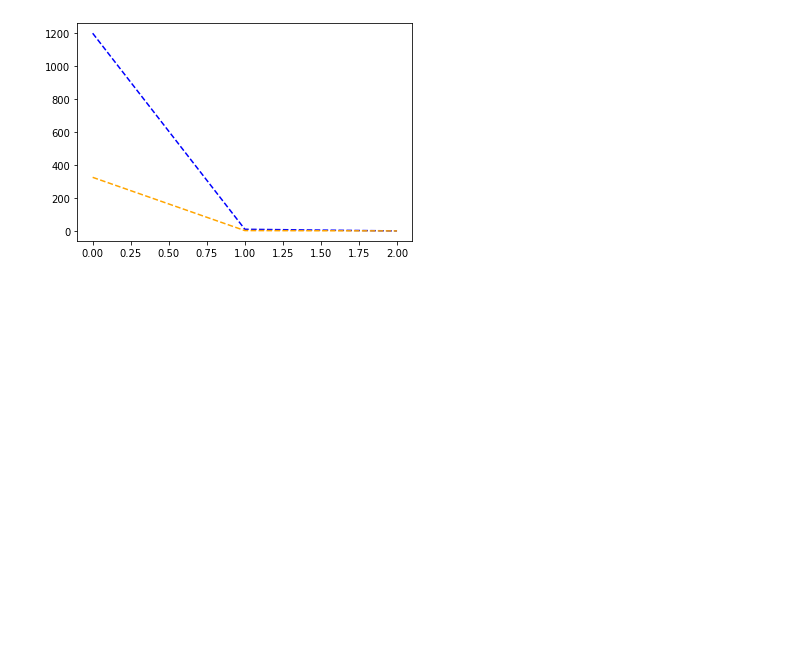
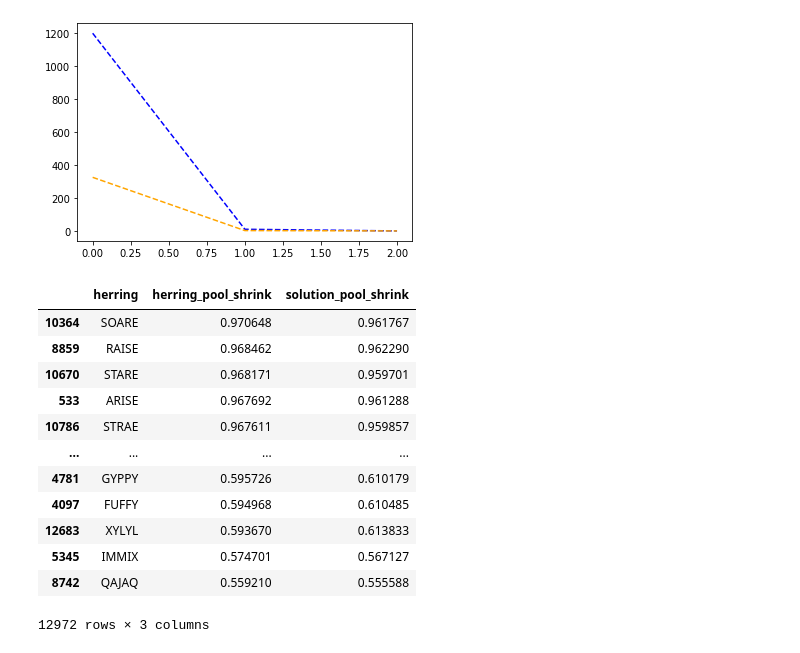
Before and after one commit to sejaldua/wordle-analysis, a Jupyter notebook: analysis.ipynb, the cells around one changed output. Drawn from its saved outputs; the diff is of its cells as text; code cells hidden in the pictures; blank space fills up the shorter version.

```diff
--- a/eda.ipynb
+++ b/analysis.ipynb
@@ -149,15 +149,28 @@ YAY
 # %%
 def compute_avg_pool_size_shrink(herring, herring_pool, solution_pool):
     h_pool_shrink, s_pool_shrink = [], []
     for solution in solution_pool:
         score = process_guess(herring, solution)
         new_solution_pool = filter_list(solution_pool, herring, score)
         new_herring_pool = filter_list(herring_pool, herring, score)
         if herring in new_herring_pool: new_herring_pool.remove(herring)
         h_pool_shrink.append((len(herring_pool) - len(new_herring_pool)) / len(herring_pool))
         s_pool_shrink.append((len(solution_pool) - len(new_solution_pool)) / len(solution_pool))
     return np.mean(h_pool_shrink), np.mean(s_pool_shrink)
 
 herring_df2 = pd.DataFrame(orig_herrings, columns=['herring'])
 herring_df2['herring_pool_shrink'], herring_df2['solution_pool_shrink'] = zip(*herring_df2['herring'].progress_apply(lambda x: compute_avg_pool_size_shrink(x, list(herring_df2['herring']), orig_solutions)))
-herring_df2.sort_values(by='herring_pool_shrink', ascending=False)
+# %% [output]
+|  | herring | herring_pool_shrink | solution_pool_shrink |
+| 10364 | SOARE | 0.970648 | 0.961767 |
+| 8859 | RAISE | 0.968462 | 0.962290 |
+| 10670 | STARE | 0.968171 | 0.959701 |
+| 533 | ARISE | 0.967692 | 0.961288 |
+| 10786 | STRAE | 0.967611 | 0.959857 |
+| ... | ... | ... | ... |
+| 4781 | GYPPY | 0.595726 | 0.610179 |
+| 4097 | FUFFY | 0.594968 | 0.610485 |
+| 12683 | XYLYL | 0.593670 | 0.613833 |
+| 5345 | IMMIX | 0.574701 | 0.567127 |
+| 8742 | QAJAQ | 0.559210 | 0.555588 |
+12972 rows × 3 columns
```
Also changed, not shown: parts of 4 cells of this notebook, 1 other file.
